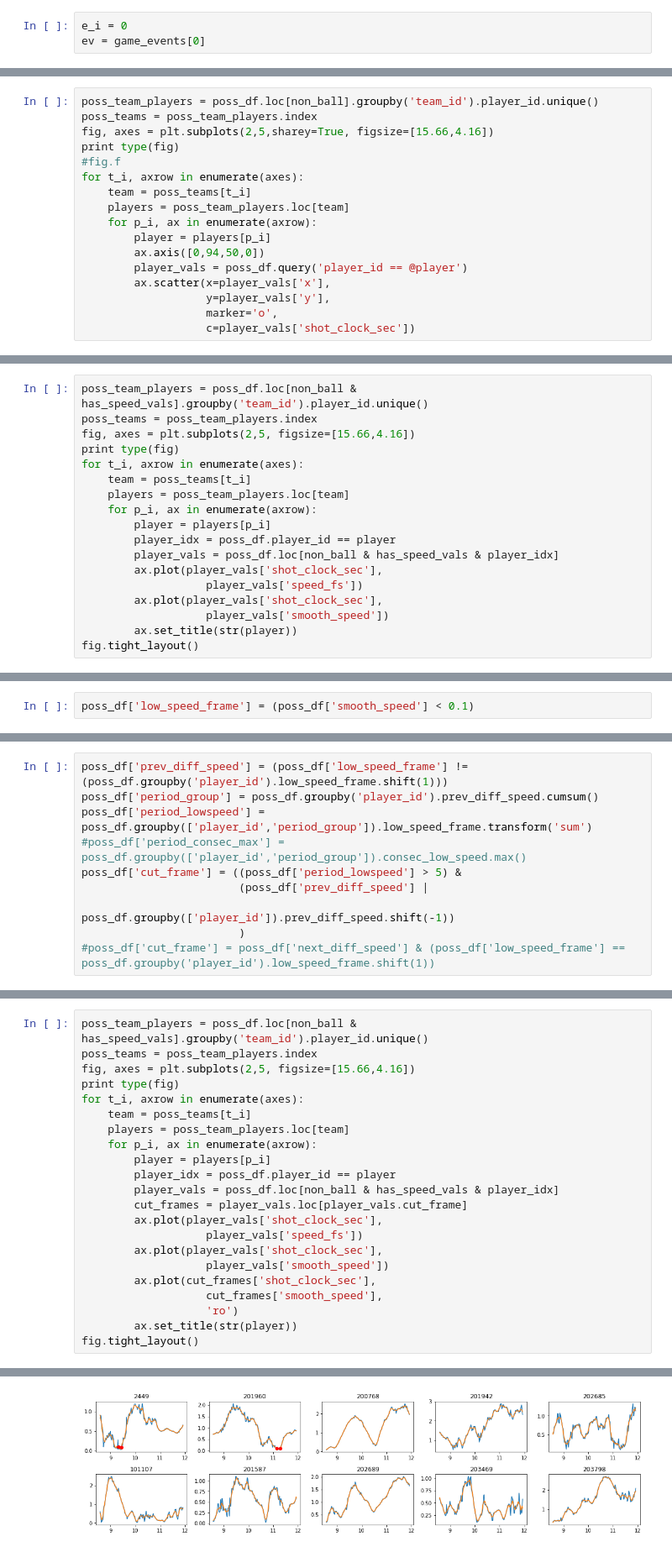
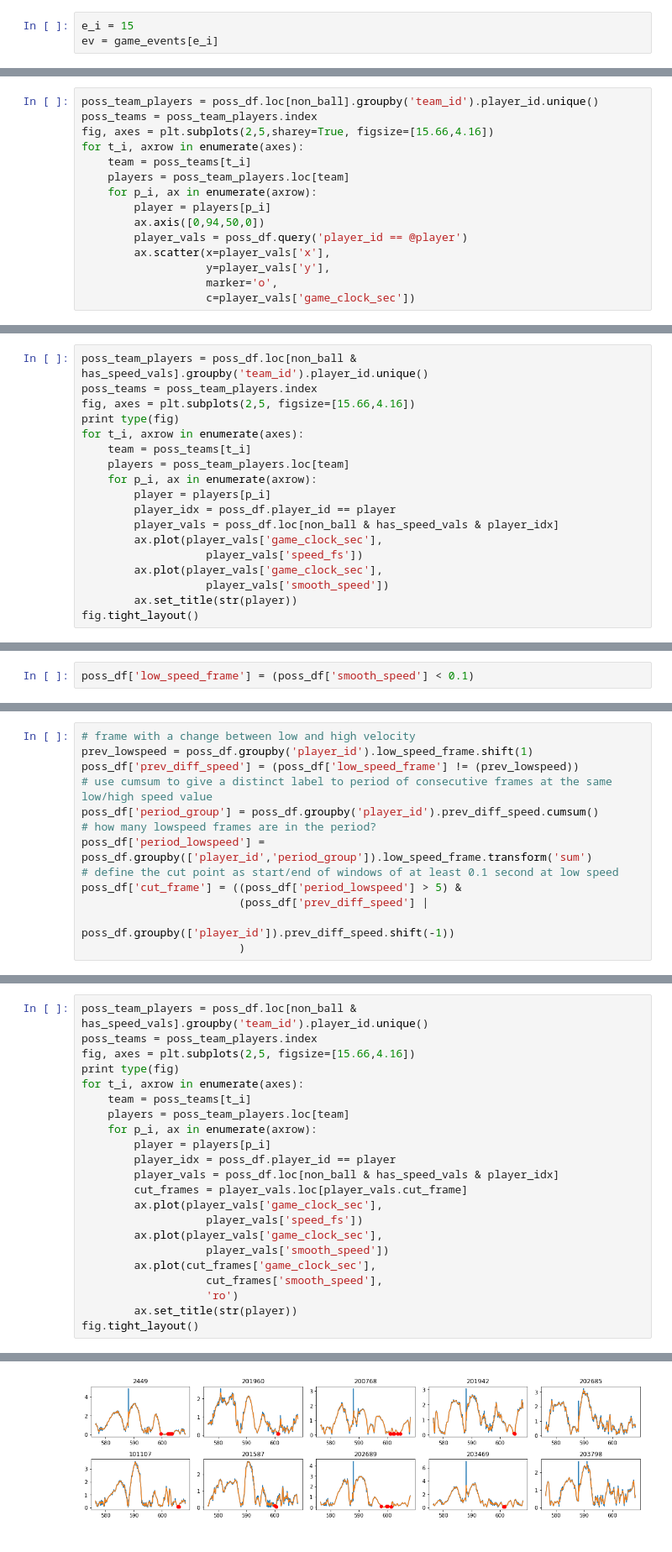
Before and after one commit to jmharkins/nba-tracking, a Jupyter notebook: nba-trajectory-moments.ipynb, the cells around one changed output, grey strips where cells are left out. Shown at 84% size. Drawn from its saved outputs; the diff is of its cells as text.

```diff
--- a/nba-trajectory-moments.ipynb
+++ b/nba-trajectory-moments.ipynb
@@ -54,4 +40,4 @@ Loop through the events and parse the moment data, calculate the best sprint spe
 # %%
-e_i = 0
-ev = game_events[0]
+e_i = 15
+ev = game_events[e_i]
 # %%
@@ -125,8 +130,6 @@ non_ball = poss_df.team_id != -1
 poss_team_players = poss_df.loc[non_ball].groupby('team_id').player_id.unique()
 poss_teams = poss_team_players.index
 fig, axes = plt.subplots(2,5,sharey=True, figsize=[15.66,4.16])
-print type(fig)
-#fig.f
 for t_i, axrow in enumerate(axes):
     team = poss_teams[t_i]
     players = poss_team_players.loc[team]
@@ -137,6 +140,6 @@ for t_i, axrow in enumerate(axes):
         ax.scatter(x=player_vals['x'],
                    y=player_vals['y'],
                    marker='o',
-                   c=player_vals['shot_clock_sec'])
+                   c=player_vals['game_clock_sec'])
 # %% [output]
 <class 'matplotlib.figure.Figure'>
@@ -171,9 +183,9 @@ for t_i, axrow in enumerate(axes):
         player = players[p_i]
         player_idx = poss_df.player_id == player
         player_vals = poss_df.loc[non_ball & has_speed_vals & player_idx]
-        ax.plot(player_vals['shot_clock_sec'],
+        ax.plot(player_vals['game_clock_sec'],
                    player_vals['speed_fs'])
-        ax.plot(player_vals['shot_clock_sec'],
+        ax.plot(player_vals['game_clock_sec'],
                    player_vals['smooth_speed'])
         ax.set_title(str(player))
 fig.tight_layout()
@@ -185,10 +207,13 @@ poss_df['low_speed_frame'] = (poss_df['smooth_speed'] < 0.1)
 # %%
-poss_df['prev_diff_speed'] = (poss_df['low_speed_frame'] != (poss_df.groupby('player_id').low_speed_frame.shift(1)))
+# frame with a change between low and high velocity
+prev_lowspeed = poss_df.groupby('player_id').low_speed_frame.shift(1)
+poss_df['prev_diff_speed'] = (poss_df['low_speed_frame'] != (prev_lowspeed))
+# use cumsum to give a distinct label to period of consecutive frames at the same low/high speed value
 poss_df['period_group'] = poss_df.groupby('player_id').prev_diff_speed.cumsum()
+# how many lowspeed frames are in the period?
 poss_df['period_lowspeed'] = poss_df.groupby(['player_id','period_group']).low_speed_frame.transform('sum')
-#poss_df['period_consec_max'] = poss_df.groupby(['player_id','period_group']).consec_low_speed.max()
+# define the cut point as start/end of windows of at least 0.1 second at low speed
 poss_df['cut_frame'] = ((poss_df['period_lowspeed'] > 5) &
                         (poss_df['prev_diff_speed'] |
                               poss_df.groupby(['player_id']).prev_diff_speed.shift(-1))
                         )
-#poss_df['cut_frame'] = poss_df['next_diff_speed'] & (poss_df['low_speed_frame'] == poss_df.groupby('player_id').low_speed_frame.shift(1))
@@ -195,25 +222,25 @@ poss_df['cut_frame'] = ((poss_df['period_lowspeed'] > 5) &
 # %%
 poss_team_players = poss_df.loc[non_ball & has_speed_vals].groupby('team_id').player_id.unique()
 poss_teams = poss_team_players.index
 fig, axes = plt.subplots(2,5, figsize=[15.66,4.16])
 print type(fig)
 for t_i, axrow in enumerate(axes):
     team = poss_teams[t_i]
     players = poss_team_players.loc[team]
     for p_i, ax in enumerate(axrow):
         player = players[p_i]
         player_idx = poss_df.player_id == player
         player_vals = poss_df.loc[non_ball & has_speed_vals & player_idx]
         cut_frames = player_vals.loc[player_vals.cut_frame]
-        ax.plot(player_vals['shot_clock_sec'],
+        ax.plot(player_vals['game_clock_sec'],
                    player_vals['speed_fs'])
-        ax.plot(player_vals['shot_clock_sec'],
+        ax.plot(player_vals['game_clock_sec'],
                    player_vals['smooth_speed'])
-        ax.plot(cut_frames['shot_clock_sec'],
+        ax.plot(cut_frames['game_clock_sec'],
                    cut_frames['smooth_speed'],
                    'ro')
         ax.set_title(str(player))
 fig.tight_layout()
 # %% [output]
 <class 'matplotlib.figure.Figure'>
-[figure, old version]
+[figure, new version]
```
Also changed, not shown: parts of 34 cells of this notebook.
